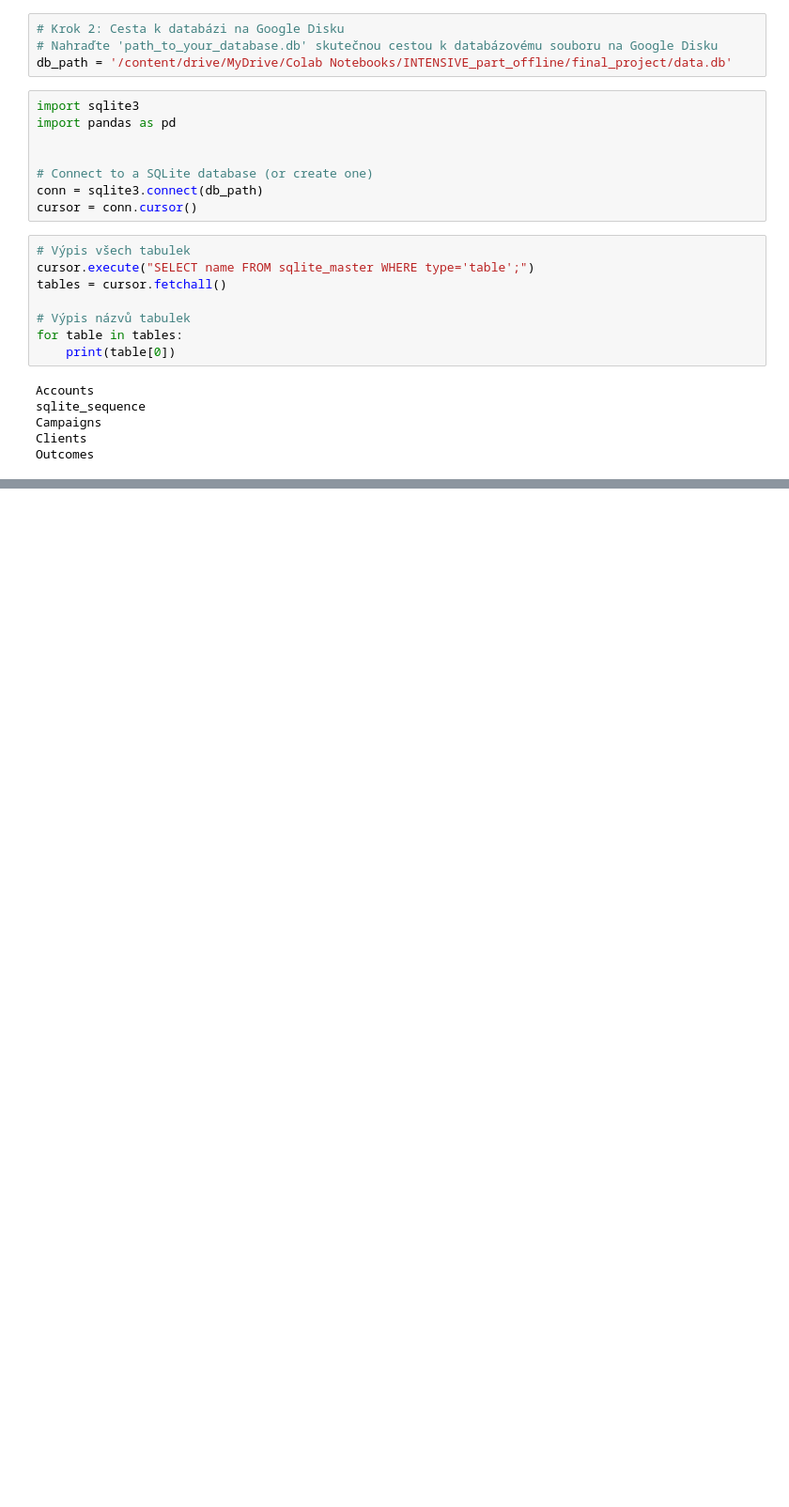
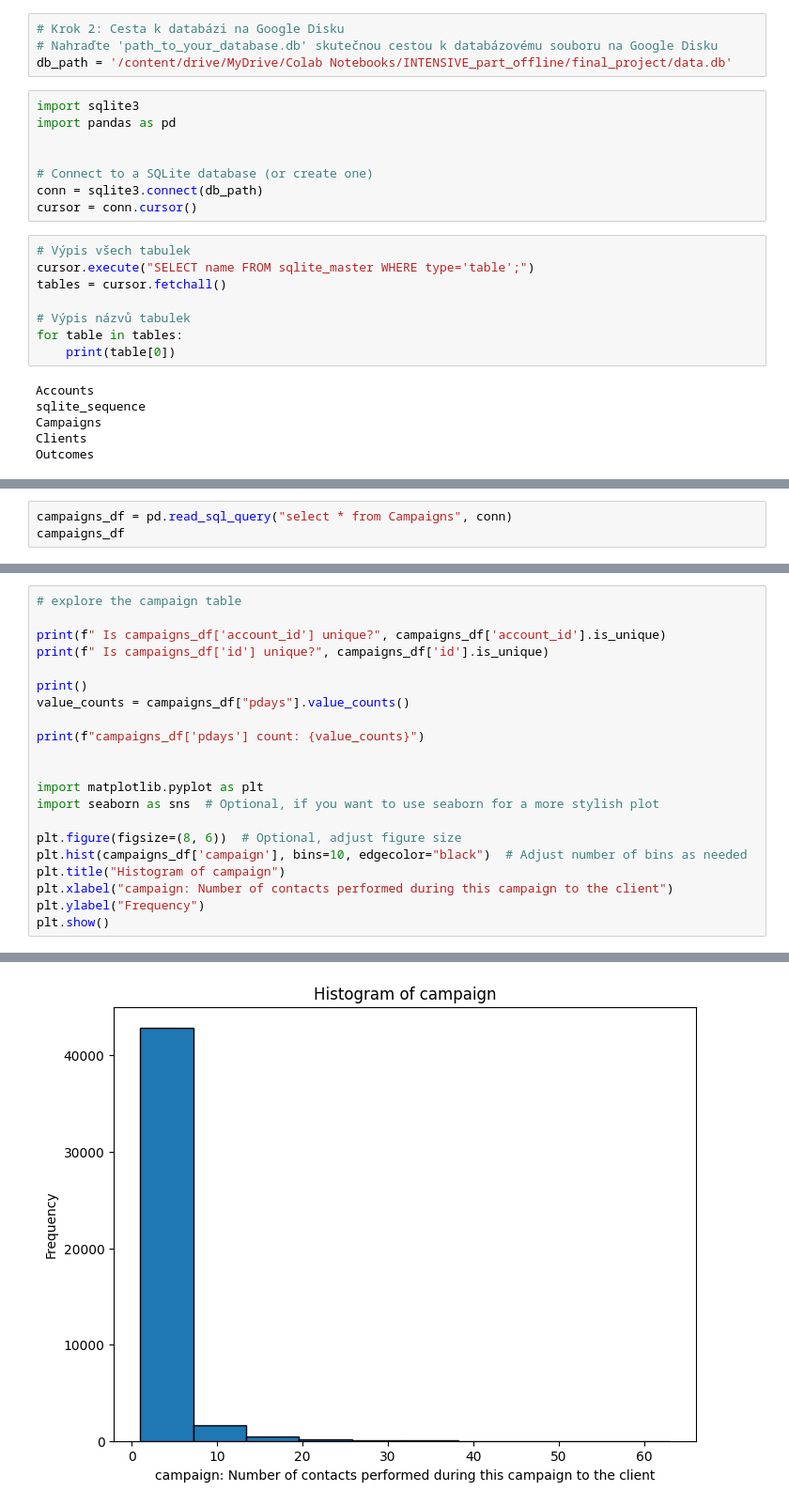
Before and after one commit to evakaldy/Bootcamp_Final_Project, a Jupyter notebook: explore_database.ipynb, the cells around one changed output, grey strips where cells are left out. Shown at 94% size. Saved outputs shown, nothing was run; the diff lists cells and outputs as text; blank space fills up the shorter version.

```diff
--- a/explore_database.ipynb
+++ b/explore_database.ipynb
@@ -51,0 +52,3 @@ accounts_df
+# %%
+campaigns_df = pd.read_sql_query("select * from Campaigns", conn)
+campaigns_df
@@ -51,0 +69,22 @@ accounts_df
+# %%
+# explore the campaign table
+
+print(f" Is campaigns_df['account_id'] unique?", campaigns_df['account_id'].is_unique)
+print(f" Is campaigns_df['id'] unique?", campaigns_df['id'].is_unique)
+
+print()
+value_counts = campaigns_df["pdays"].value_counts()
+
+print(f"campaigns_df['pdays'] count: {value_counts}")
+
+
+import matplotlib.pyplot as plt
+import seaborn as sns  # Optional, if you want to use seaborn for a more stylish plot
+
+plt.figure(figsize=(8, 6))  # Optional, adjust figure size
+plt.hist(campaigns_df['campaign'], bins=10, edgecolor="black")  # Adjust number of bins as needed
+plt.title("Histogram of campaign")
+plt.xlabel("campaign: Number of contacts performed during this campaign to the client")
+plt.ylabel("Frequency")
+plt.show()
+# %% [output]
@@ -51,0 +107 @@ accounts_df
+[figure, added]
```
Also changed, not shown: parts of 7 cells of this notebook.
